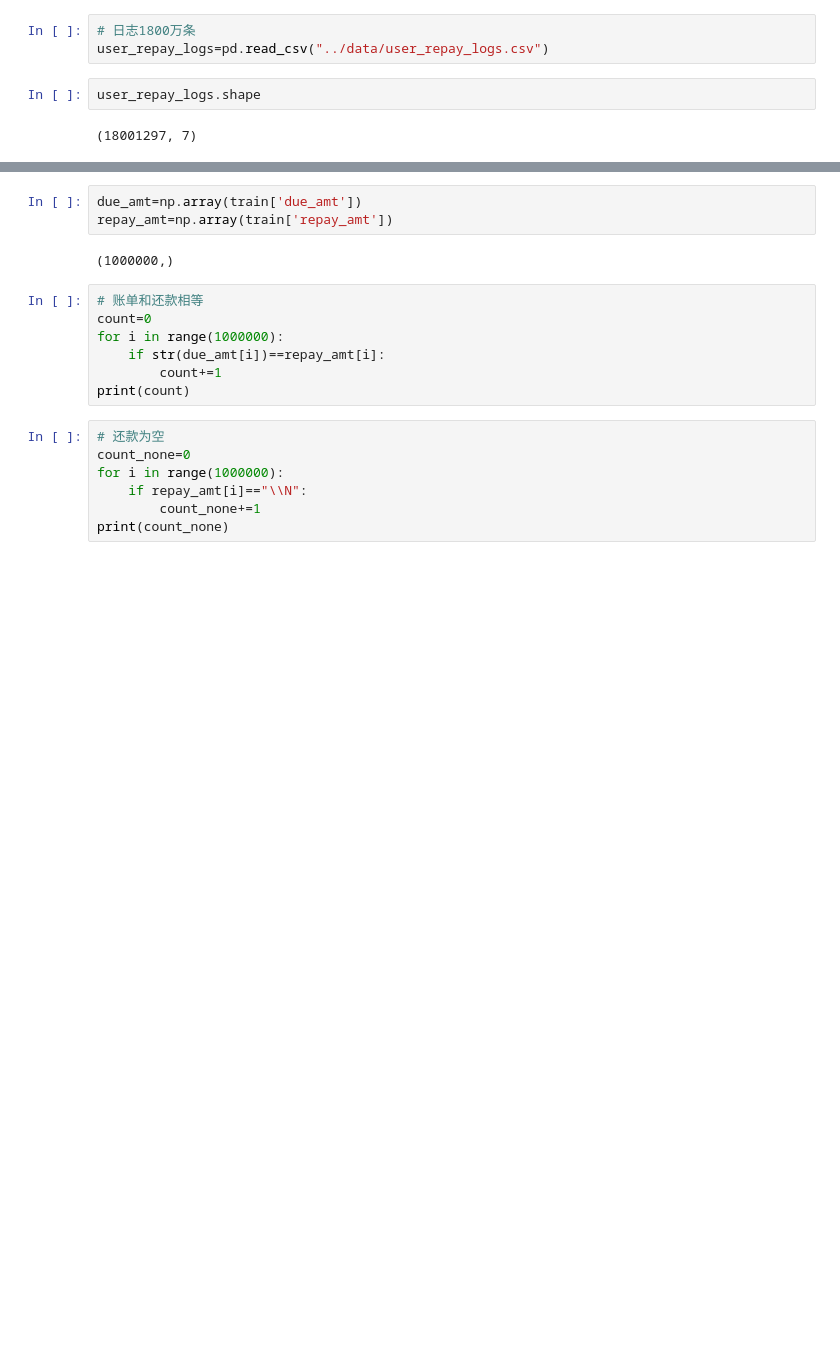
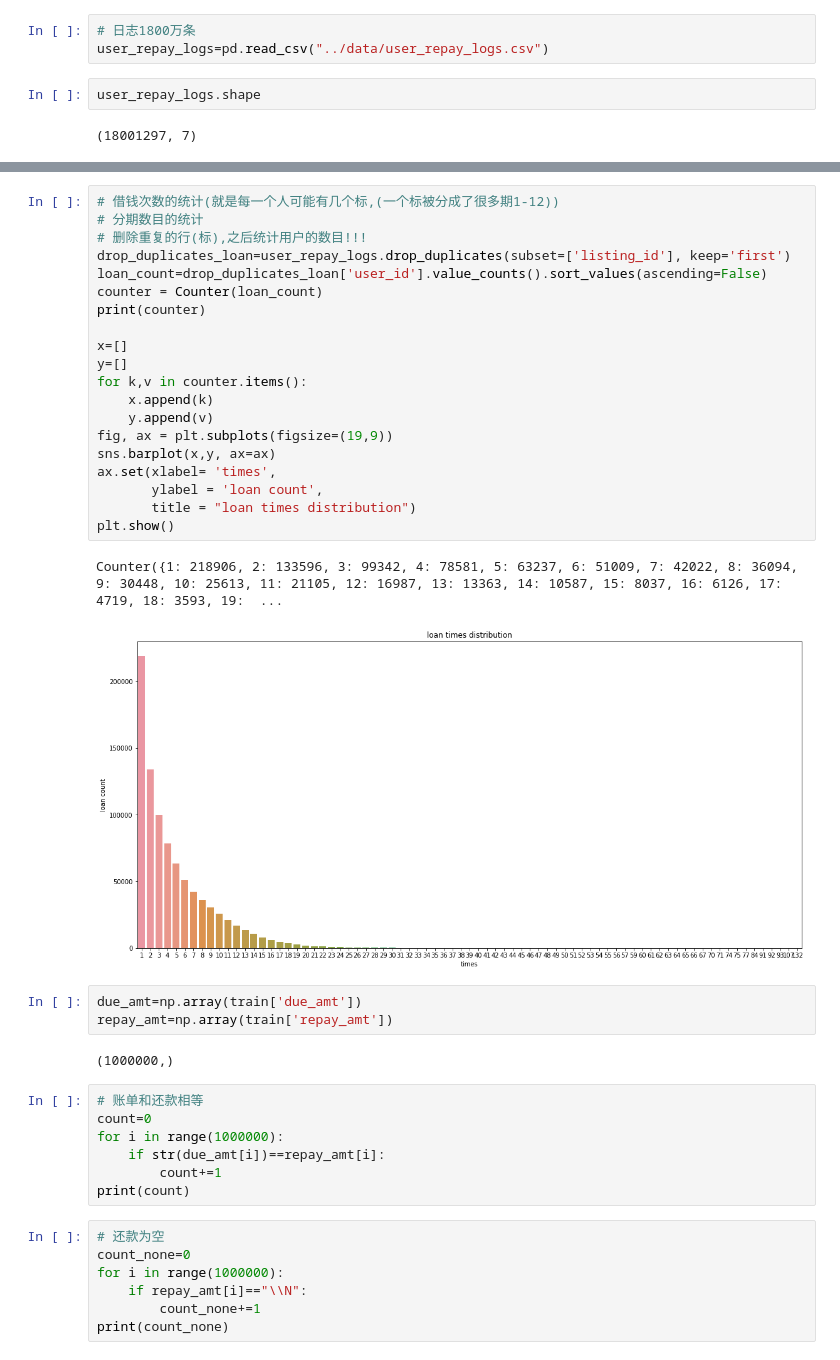
Before and after one commit to damaoguo/PaiPaiDai, a Jupyter notebook: EDA/DataOverview.ipynb, the cells around one changed output, grey strips where cells are left out. Drawn from its saved outputs; the diff is of its cells as text; blank space fills up the shorter version.

```diff
--- a/EDA/DataOverview.ipynb
+++ b/EDA/DataOverview.ipynb
@@ -297,3 +363,26 @@ user_repay_logs.head(10)
+# %%
+# 借钱次数的统计(就是每一个人可能有几个标,(一个标被分成了很多期1-12))
+# 分期数目的统计
+# 删除重复的行(标),之后统计用户的数目!!!
+drop_duplicates_loan=user_repay_logs.drop_duplicates(subset=['listing_id'], keep='first')
+loan_count=drop_duplicates_loan['user_id'].value_counts().sort_values(ascending=False)
+counter = Counter(loan_count)
+print(counter)
+
+x=[]
+y=[]
+for k,v in counter.items():
+    x.append(k)
+    y.append(v)
+fig, ax = plt.subplots(figsize=(19,9))
+sns.barplot(x,y, ax=ax)
+ax.set(xlabel= 'times',
+       ylabel = 'loan count',
+       title = "loan times distribution")
+plt.show()
+# %% [output]
+Counter({1: 218906, 2: 133596, 3: 99342, 4: 78581, 5: 63237, 6: 51009, 7: 42022, 8: 36094, 9: 30448, 10: 25613, 11: 21105, 12: 16987, 13: 13363, 14: 10587, 15: 8037, 16: 6126, 17: 4719, 18: 3593, 19:  ...
+[figure, added]
 # %%
 due_amt=np.array(train['due_amt'])
 repay_amt=np.array(train['repay_amt'])
```
Also changed, not shown: parts of 32 cells of this notebook, 1 other file.
